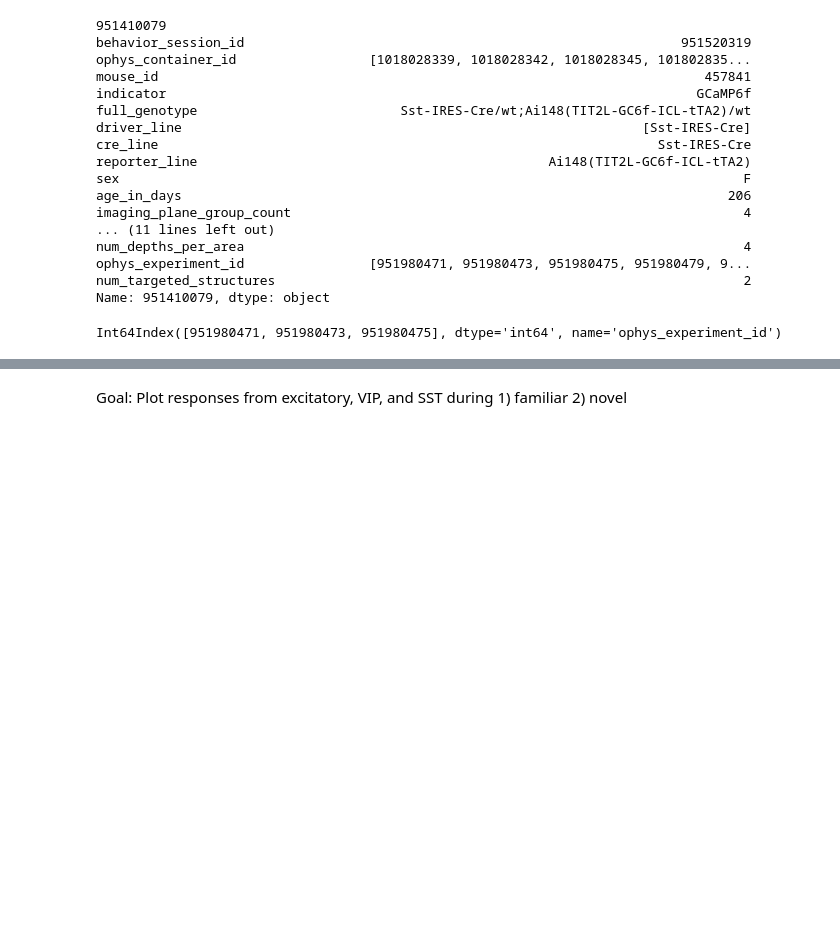
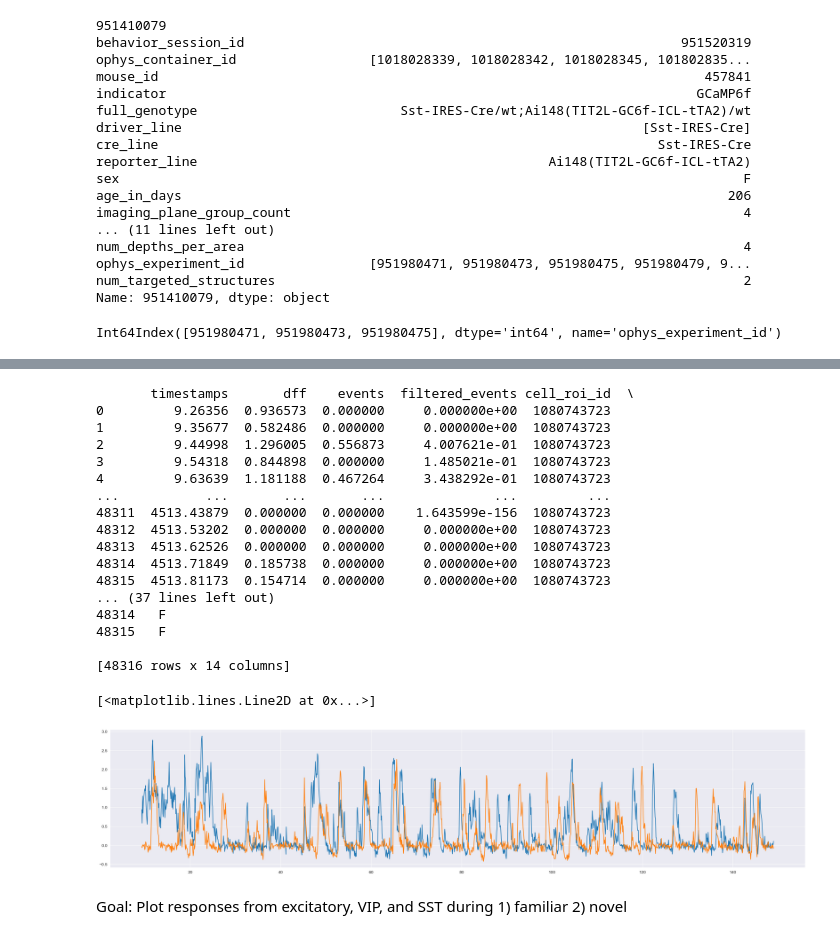
Before and after one commit to michealrm/nma_project_vip_sst, a Jupyter notebook: NMA_Project_Inhibition_in_Visual_Novelty_(Allen_Institute_Dataset).ipynb, the cells around one changed output, grey strips where cells are left out. Saved outputs shown, nothing was run; the diff lists cells and outputs as text; code cells hidden in the pictures; blank space fills up the shorter version.

```diff
--- a/NMA_Project_Inhibition_in_Visual_Novelty_(Allen_Institute_Dataset).ipynb
+++ b/NMA_Project_Inhibition_in_Visual_Novelty_(Allen_Institute_Dataset).ipynb
@@ -280,8 +347,29 @@ print(neural_data['mouse_id'].unique())
 # %%
 one_visp = visp_data.query('cell_specimen_id == 1086613265')
 print(one_visp)
 one_visp['timestamps'][0:500]
 plt.figure(figsize=(30, 6))
 plt.plot(one_visp['timestamps'][0:1500], one_visp['dff'][0:1500])
+plt.plot(one_visp['timestamps'][0:1500], one_visp['dff'][1500:3000])
+# %% [output]
+       timestamps       dff    events  filtered_events cell_roi_id  \
+0         9.26356  0.936573  0.000000     0.000000e+00  1080743723
+1         9.35677  0.582486  0.000000     0.000000e+00  1080743723
+2         9.44998  1.296005  0.556873     4.007621e-01  1080743723
+3         9.54318  0.844898  0.000000     1.485021e-01  1080743723
+4         9.63639  1.181188  0.467264     3.438292e-01  1080743723
+...           ...       ...       ...              ...         ...
+48311  4513.43879  0.000000  0.000000    1.643599e-156  1080743723
+48312  4513.53202  0.000000  0.000000     0.000000e+00  1080743723
+48313  4513.62526  0.000000  0.000000     0.000000e+00  1080743723
+48314  4513.71849  0.185738  0.000000     0.000000e+00  1080743723
+48315  4513.81173  0.154714  0.000000     0.000000e+00  1080743723
+... (37 lines left out)
+48314   F
+48315   F
+
+[48316 rows x 14 columns]
+[<matplotlib.lines.Line2D at 0x...>]
+[figure, added]
 # %% [markdown]
 Goal: Plot responses from excitatory, VIP, and SST during 1) familiar 2) novel
```
Also changed, not shown: parts of 9 cells of this notebook.
